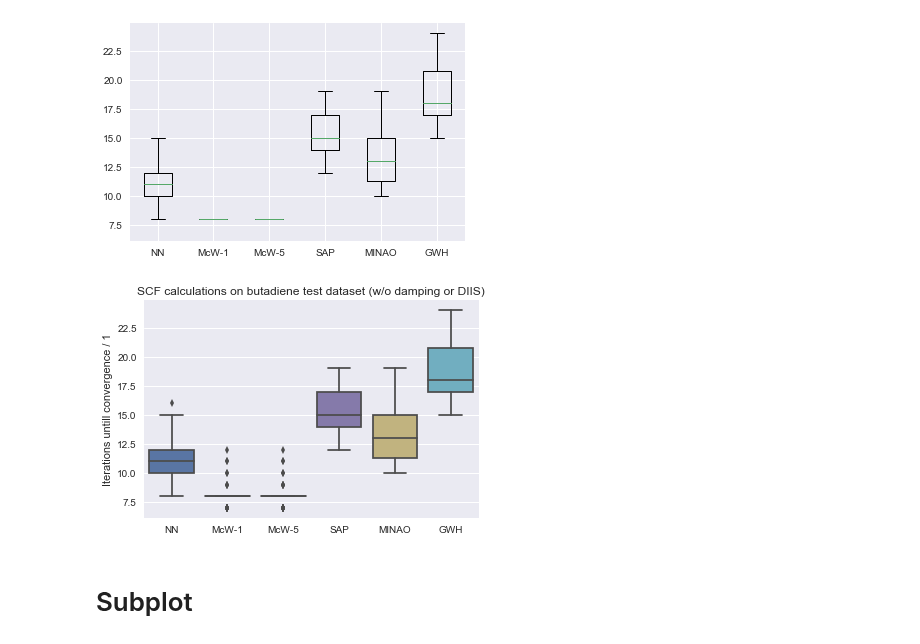
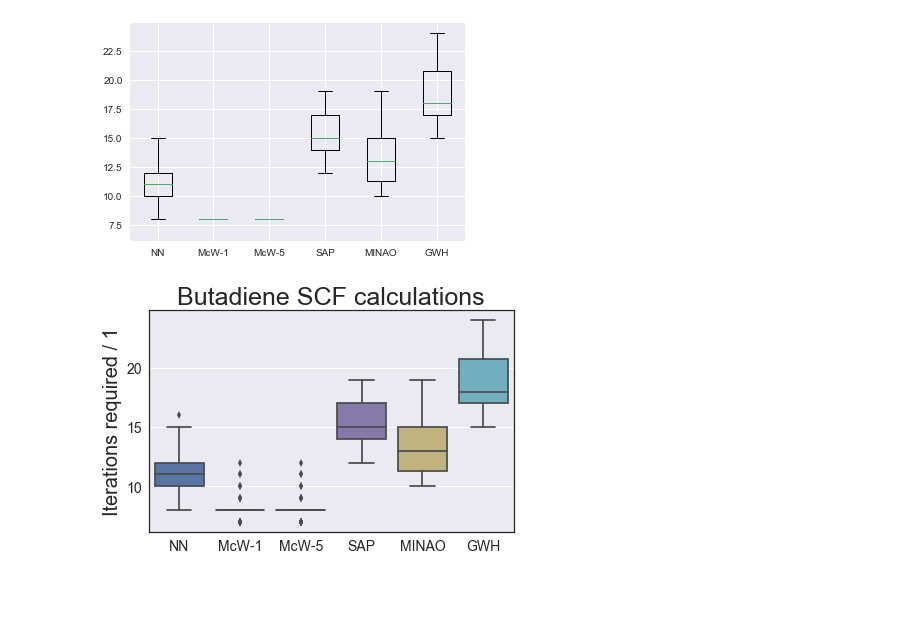
Before and after one commit to jcartus/SCFInitialGuess, a Jupyter notebook: butadien/notebooks/IterationsBoxPlot.ipynb, the cells around one changed output. Saved outputs shown, nothing was run; the diff lists cells and outputs as text; code cells hidden in the pictures; blank space fills up the shorter version.

```diff
--- a/butadien/notebooks/IterationsBoxPlot.ipynb
+++ b/butadien/notebooks/IterationsBoxPlot.ipynb
@@ -124,16 +124,18 @@ plt.show()
 # %%
 from pandas import DataFrame
 from seaborn import boxplot
 
 #frame = DataFrame([[iterations[:,i] for i in range(len(labels))]], columns=labels)
 frame = DataFrame(iterations, columns=labels)
 boxplot(data=iterations)
 plt.xticks(np.arange(6), labels)
-plt.ylabel("Iterations untill convergence / 1")
-plt.title("SCF calculations on butadiene test dataset (w/o damping or DIIS)")
+plt.tick_params(labelsize=14)
+plt.ylabel("Iterations required / 1", fontsize=20)
+plt.title("Butadiene SCF calculations", fontsize=25)
+plt.rcParams["axes.edgecolor"] = "0.15"
+plt.rcParams["axes.linewidth"] = 1.25
+plt.tight_layout()
 plt.savefig("/home/jo/Repos/cc2aiPoster/figures/iterationsBoxPlot.pdf")
 plt.show()
 # %% [output]
-[figure, old version]
+[figure, new version]
-# %% [markdown]
-# Subplot
```
Also changed, not shown: parts of 5 cells of this notebook, 2 other files.
